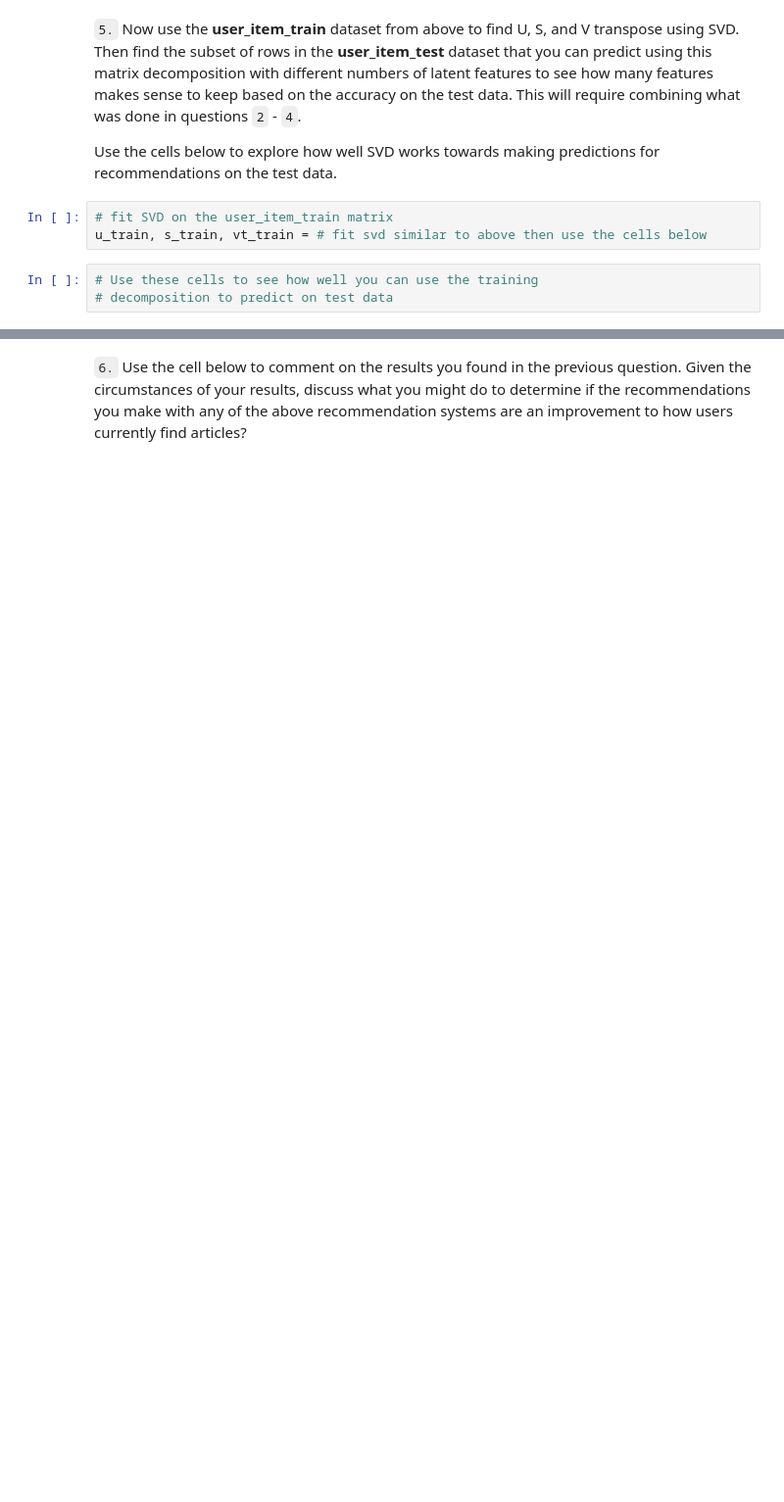
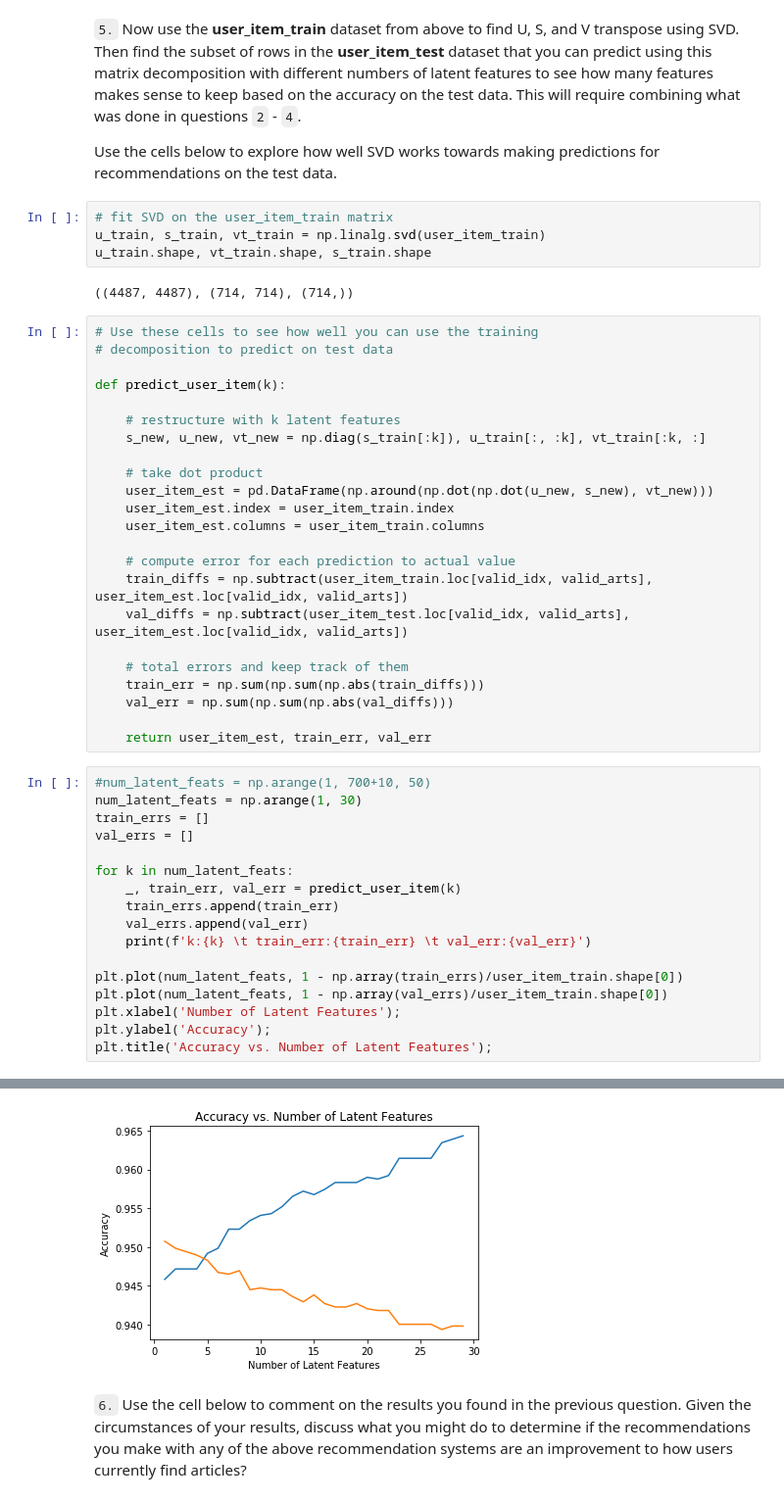
Before and after one commit to silviaclaire/recommendations-with-IBM, a Jupyter notebook: Recommendations_with_IBM.ipynb, the cells around one changed output, grey strips where cells are left out. Shown at 98% size. Saved outputs shown, nothing was run; the diff lists cells and outputs as text; blank space fills up the shorter version.

```diff
--- a/Recommendations_with_IBM.ipynb
+++ b/Recommendations_with_IBM.ipynb
@@ -814,7 +848,48 @@ t.sol_4_test(sol_4_dict)
 Use the cells below to explore how well SVD works towards making predictions for recommendations on the test data.
 # %%
 # fit SVD on the user_item_train matrix
-u_train, s_train, vt_train = # fit svd similar to above then use the cells below
+u_train, s_train, vt_train = np.linalg.svd(user_item_train)
+u_train.shape, vt_train.shape, s_train.shape
+# %% [output]
+((4487, 4487), (714, 714), (714,))
-# %%
-# Use these cells to see how well you can use the training
-# decomposition to predict on test data
+# %%
+# Use these cells to see how well you can use the training
+# decomposition to predict on test data
+
+def predict_user_item(k):
+
+    # restructure with k latent features
+    s_new, u_new, vt_new = np.diag(s_train[:k]), u_train[:, :k], vt_train[:k, :]
+
+    # take dot product
+    user_item_est = pd.DataFrame(np.around(np.dot(np.dot(u_new, s_new), vt_new)))
+    user_item_est.index = user_item_train.index
+    user_item_est.columns = user_item_train.columns
+
+    # compute error for each prediction to actual value
+    train_diffs = np.subtract(user_item_train.loc[valid_idx, valid_arts], user_item_est.loc[valid_idx, valid_arts])
+    val_diffs = np.subtract(user_item_test.loc[valid_idx, valid_arts], user_item_est.loc[valid_idx, valid_arts])
+
+    # total errors and keep track of them
+    train_err = np.sum(np.sum(np.abs(train_diffs)))
+    val_err = np.sum(np.sum(np.abs(val_diffs)))
+
+    return user_item_est, train_err, val_err
+# %%
+#num_latent_feats = np.arange(1, 700+10, 50)
+num_latent_feats = np.arange(1, 30)
+train_errs = []
+val_errs = []
+
+for k in num_latent_feats:
+    _, train_err, val_err = predict_user_item(k)
+    train_errs.append(train_err)
+    val_errs.append(val_err)
+    print(f'k:{k} \t train_err:{train_err} \t val_err:{val_err}')
+
+plt.plot(num_latent_feats, 1 - np.array(train_errs)/user_item_train.shape[0])
+plt.plot(num_latent_feats, 1 - np.array(val_errs)/user_item_train.shape[0])
+plt.xlabel('Number of Latent Features');
+plt.ylabel('Accuracy');
+plt.title('Accuracy vs. Number of Latent Features');
+# %% [output]
@@ -821,2 +913,3 @@ u_train, s_train, vt_train = # fit svd similar to above then use the cells below
+[figure, added]
 # %% [markdown]
 `6.` Use the cell below to comment on the results you found in the previous question. Given the circumstances of your results, discuss what you might do to determine if the recommendations you make with any of the above recommendation systems are an improvement to how users currently find articles?
```
Also changed, not shown: parts of 11 cells of this notebook, 1 other file.
